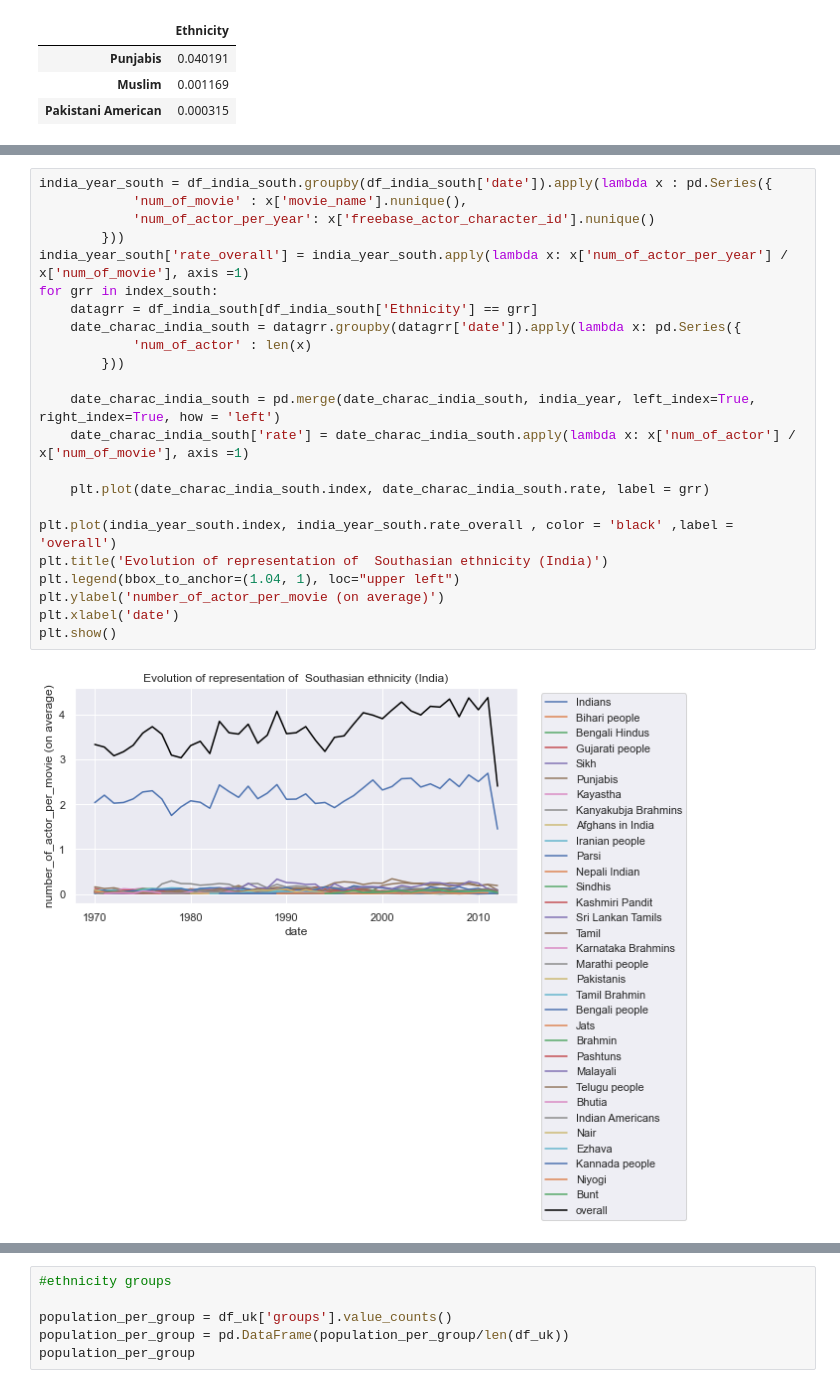
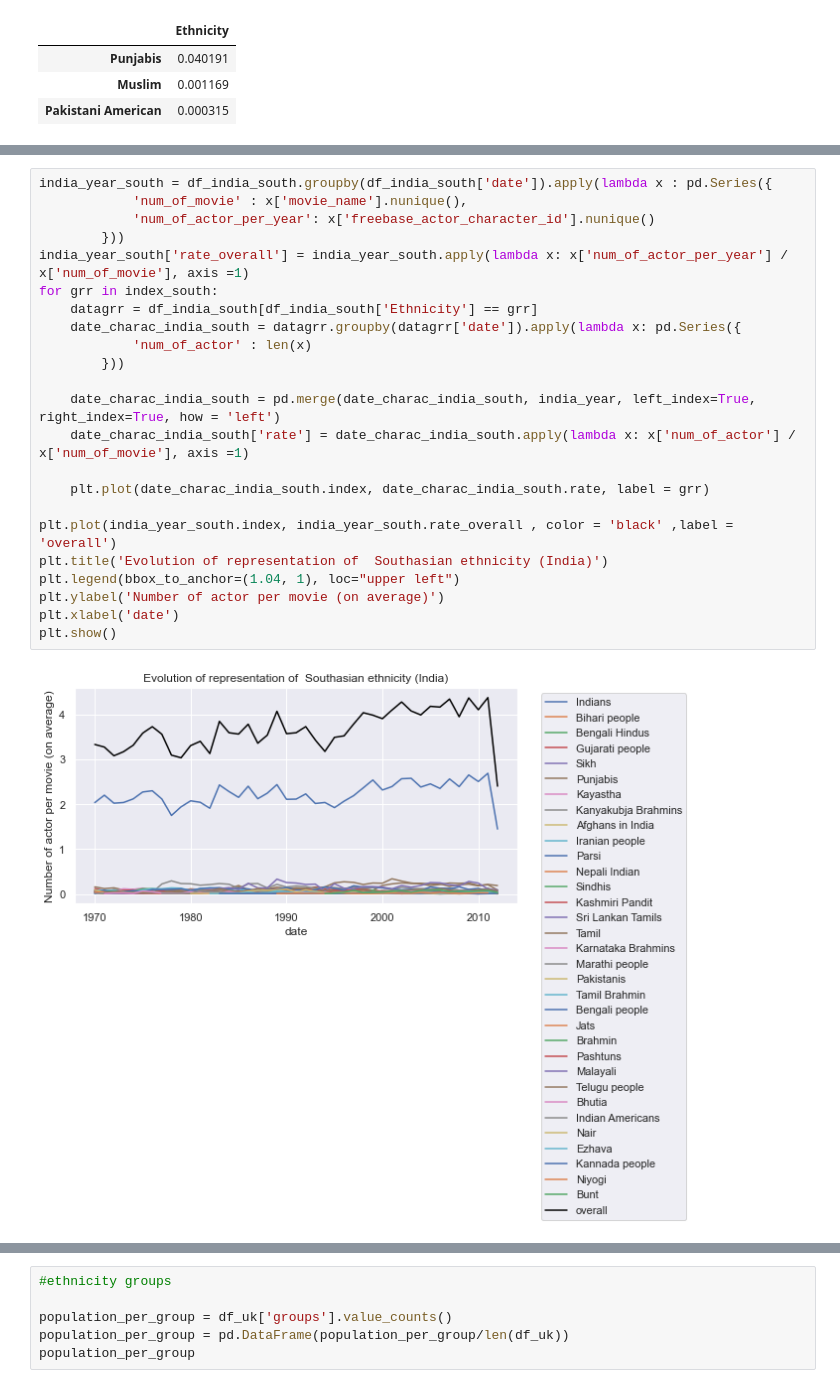
Before and after one commit to epfl-ada/ada-2022-project-borroworrob, a Jupyter notebook: part3.ipynb, the cells around one changed output, grey strips where cells are left out. Cells and saved outputs as stored; diff of their text form.

```diff
--- a/part3.ipynb
+++ b/part3.ipynb
@@ -731,26 +735,26 @@ array(['Indians', 'Bihari people', 'Bengali Hindus', 'Gujarati people',
 # %%
 india_year_south = df_india_south.groupby(df_india_south['date']).apply(lambda x : pd.Series({
             'num_of_movie' : x['movie_name'].nunique(),
             'num_of_actor_per_year': x['freebase_actor_character_id'].nunique()
         }))
 india_year_south['rate_overall'] = india_year_south.apply(lambda x: x['num_of_actor_per_year'] / x['num_of_movie'], axis =1)
 for grr in index_south:
     datagrr = df_india_south[df_india_south['Ethnicity'] == grr]
     date_charac_india_south = datagrr.groupby(datagrr['date']).apply(lambda x: pd.Series({
             'num_of_actor' : len(x)
         }))
 
     date_charac_india_south = pd.merge(date_charac_india_south, india_year, left_index=True, right_index=True, how = 'left')
     date_charac_india_south['rate'] = date_charac_india_south.apply(lambda x: x['num_of_actor'] / x['num_of_movie'], axis =1)
 
     plt.plot(date_charac_india_south.index, date_charac_india_south.rate, label = grr)
 
 plt.plot(india_year_south.index, india_year_south.rate_overall , color = 'black' ,label = 'overall')
 plt.title('Evolution of representation of  Southasian ethnicity (India)')
 plt.legend(bbox_to_anchor=(1.04, 1), loc="upper left")
-plt.ylabel('number_of_actor_per_movie (on average)')
+plt.ylabel('Number of actor per movie (on average)')
 plt.xlabel('date')
 plt.show()
 # %% [output]
-[figure, old version]
+[figure, new version]
 # %% [markdown]
```
Also changed, not shown: parts of 45 cells of this notebook.
